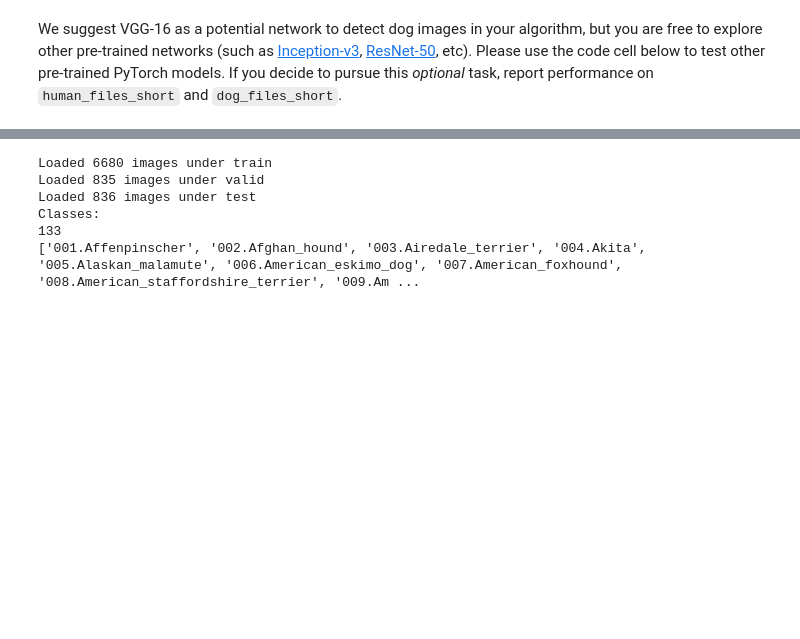
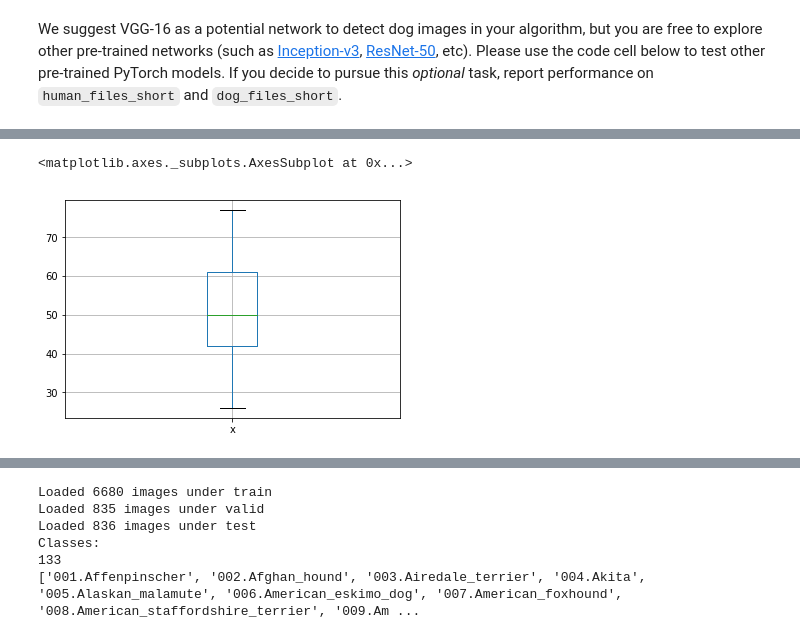
Before and after one commit to ChrisBg/Machine-Learning-Engineer-Nanodegree-, a Jupyter notebook: my-dog-breed-classifier/dog_app.ipynb, the cells around one changed output, grey strips where cells are left out. Saved outputs shown, nothing was run; the diff lists cells and outputs as text; code cells hidden in the pictures; blank space fills up the shorter version.

```diff
--- a/my-dog-breed-classifier/dog_app.ipynb
+++ b/my-dog-breed-classifier/dog_app.ipynb
@@ -322,0 +373,3 @@ We suggest VGG-16 as a potential network to detect dog images in your algorithm,
+# %%
+dog_breed_df = pd.DataFrame(list(dog_breed_dict.values()), index= dog_breed_dict.keys(),columns=['Images_Number per Breed'])
+dog_breed_df
@@ -322,0 +407,5 @@ We suggest VGG-16 as a potential network to detect dog images in your algorithm,
+# %%
+pd.plotting.boxplot(pd.Series(dog_breed_df['Images_Number per Breed']))
+# %% [output]
+<matplotlib.axes._subplots.AxesSubplot at 0x...>
+[figure, added]
```
Also changed, not shown: parts of 23 cells of this notebook, 2 other files.
